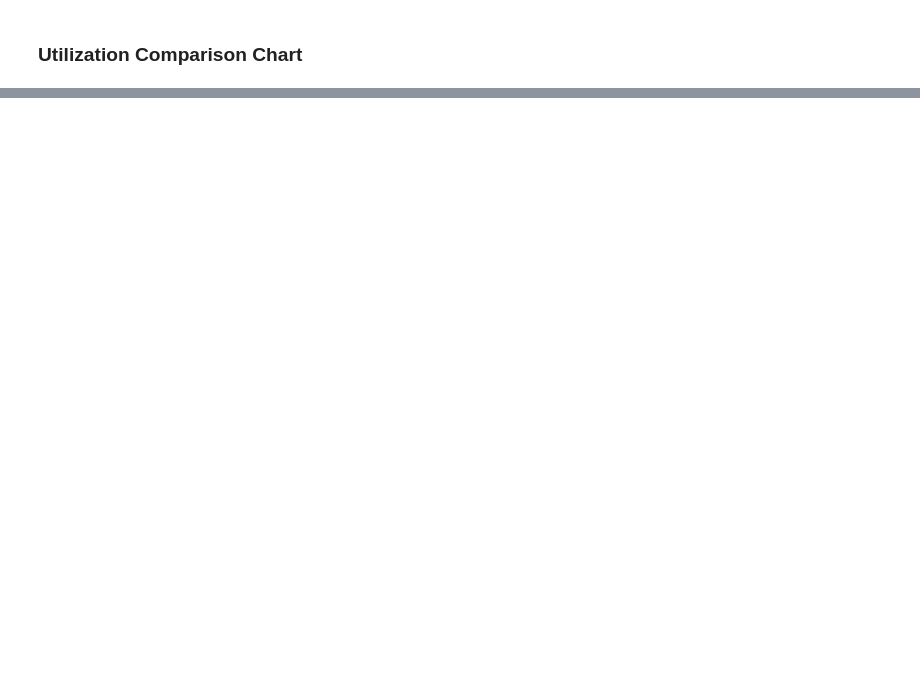
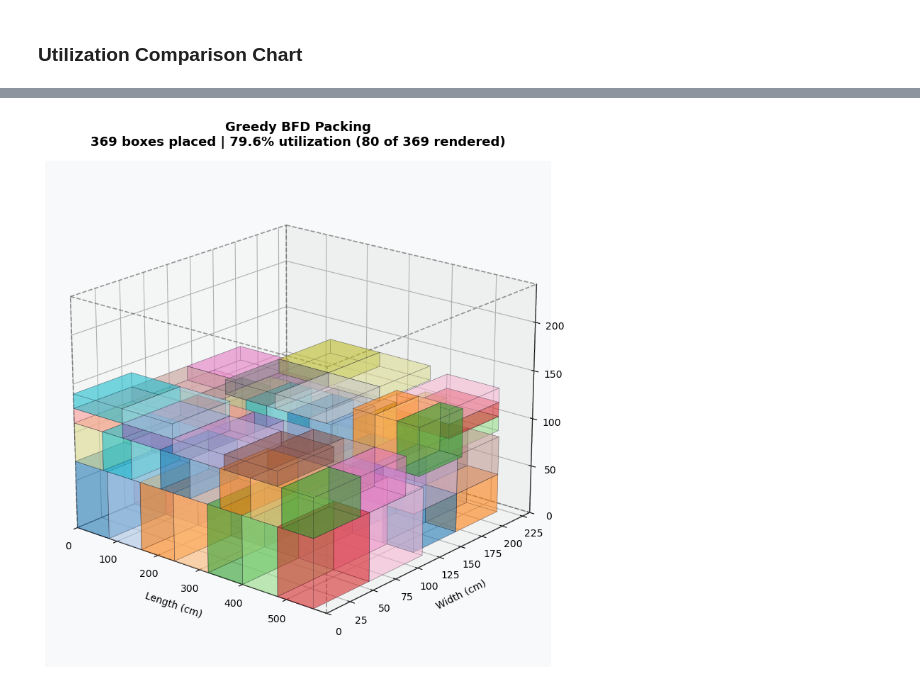
Before and after one commit to ayyoubbouchama/AI-Project10, a Jupyter notebook: notebooks/main.ipynb, the cells around one changed output, grey strips where cells are left out. Saved outputs shown, nothing was run; the diff lists cells and outputs as text; code cells hidden in the pictures; blank space fills up the shorter version.

```diff
--- a/notebooks/main.ipynb
+++ b/notebooks/main.ipynb
@@ -342,17 +1734,0 @@ print("Chart saved to results/comparison_chart.png")
-# %%
-placed_counts = [len(greedy_positions), len(ga_positions), len(sa_positions)]
-unplaced = [len(boxes)-p for p in placed_counts]
-
-fig, ax = plt.subplots(figsize=(8, 5))
-bars_p = ax.bar(algos, placed_counts, color=colors, width=0.5, label='Placed', zorder=3)
-bars_u = ax.bar(algos, unplaced, bottom=placed_counts, color=['#BDC3C7']*3,
-                width=0.5, label='Unplaced', zorder=3, alpha=0.6)
-for bar, val in zip(bars_p, placed_counts):
-    ax.text(bar.get_x()+bar.get_width()/2, bar.get_height()/2,
-            str(val), ha='center', va='center', fontweight='bold', fontsize=14, color='white')
-ax.set_ylabel('Number of Boxes', fontsize=12)
-ax.set_title('Boxes Placed vs Unplaced', fontsize=14, fontweight='bold')
-ax.legend()
-ax.grid(axis='y', alpha=0.3, zorder=0)
-plt.tight_layout()
-plt.show()
@@ -361,45 +1749,66 @@ plt.show()
 # %%
-def draw_box_3d(ax, x, y, z, dx, dy, dz, color='#3498DB', alpha=0.25):
-    """Draw a 3D box as a semi-transparent polyhedron."""
+def draw_container_wireframe(ax, CL, CW, CH):
+    """Draw the container as a dashed wireframe."""
+    # 12 edges of a box
+    edges = [
+        ([0,CL],[0,0],[0,0]),  ([0,CL],[CW,CW],[0,0]),
+        ([0,CL],[0,0],[CH,CH]),([0,CL],[CW,CW],[CH,CH]),
+        ([0,0],[0,CW],[0,0]),  ([CL,CL],[0,CW],[0,0]),
+        ([0,0],[0,CW],[CH,CH]),([CL,CL],[0,CW],[CH,CH]),
+        ([0,0],[0,0],[0,CH]),  ([CL,CL],[0,0],[0,CH]),
+        ([0,0],[CW,CW],[0,CH]),([CL,CL],[CW,CW],[0,CH]),
+    ]
+    for xs, ys, zs in edges:
+        ax.plot3D(xs, ys, zs, color='#555555', linewidth=1.2, linestyle='--', alpha=0.6)
+
+def draw_box_3d(ax, x, y, z, dx, dy, dz, color='#3498DB', alpha=0.3):
+    """Draw a single 3D box as a semi-transparent polyhedron with edges."""
     verts = [
-        [[x,y,z],[x+dx,y,z],[x+dx,y+dy,z],[x,y+dy,z]],
-        [[x,y,z+dz],[x+dx,y,z+dz],[x+dx,y+dy,z+dz],[x,y+dy,z+dz]],
-        [[x,y,z],[x+dx,y,z],[x+dx,y,z+dz],[x,y,z+dz]],
-        [[x,y+dy,z],[x+dx,y+dy,z],[x+dx,y+dy,z+dz],[x,y+dy,z+dz]],
-        [[x,y,z],[x,y+dy,z],[x,y+dy,z+dz],[x,y,z+dz]],
-        [[x+dx,y,z],[x+dx,y+dy,z],[x+dx,y+dy,z+dz],[x+dx,y,z+dz]],
+        [[x,y,z],[x+dx,y,z],[x+dx,y+dy,z],[x,y+dy,z]],           # bottom
+        [[x,y,z+dz],[x+dx,y,z+dz],[x+dx,y+dy,z+dz],[x,y+dy,z+dz]], # top
+        [[x,y,z],[x+dx,y,z],[x+dx,y,z+dz],[x,y,z+dz]],           # front
+        [[x,y+dy,z],[x+dx,y+dy,z],[x+dx,y+dy,z+dz],[x,y+dy,z+dz]], # back
+        [[x,y,z],[x,y+dy,z],[x,y+dy,z+dz],[x,y,z+dz]],           # left
+        [[x+dx,y,z],[x+dx,y+dy,z],[x+dx,y+dy,z+dz],[x+dx,y,z+dz]], # right
     ]
-    ax.add_collection3d(Poly3DCollection(verts, alpha=alpha, facecolor=color, edgecolor='#2C3E50', linewidth=0.3))
+    ax.add_collection3d(Poly3DCollection(
+        verts, alpha=alpha, facecolor=color,
+        edgecolor='#1a1a2e', linewidth=0.4))
 
-def plot_packing(positions, title, dim_keys=('l','w','h'), max_boxes=80):
-    lk, wk, hk = dim_keys
+def plot_packing_3d(positions, title, util_pct, container, max_boxes=80):
+    """Render a 3D packing result with container wireframe."""
+    CL, CW, CH = container.L, container.W, container.H
     fig = plt.figure(figsize=(12, 8))
     ax = fig.add_subplot(111, projection='3d')
-    CL, CW, CH = container.L, container.W, container.H
+    ax.set_facecolor('#f8f9fa')
 
-    # Draw container wireframe
-    for s,e in [([0,0,0],[CL,0,0]),([0,CW,0],[CL,CW,0]),([0,0,CH],[CL,0,CH]),([0,CW,CH],[CL,CW,CH]),
-                ([0,0,0],[0,CW,0]),([CL,0,0],[CL,CW,0]),([0,0,CH],[0,CW,CH]),([CL,0,CH],[CL,CW,CH]),
-                ([0,0,0],[0,0,CH]),([CL,0,0],[CL,0,CH]),([0,CW,0],[0,CW,CH]),([CL,CW,0],[CL,CW,CH])]:
-        ax.plot3D(*zip(s,e), color='black', linewidth=0.8, alpha=0.4)
+    # Draw container wireframe first
+    draw_container_wireframe(ax, CL, CW, CH)
 
+    # Draw boxes (limit count to keep rendering fast)
+    subset = positions[:max_boxes]
     cmap = plt.cm.tab20
-    subset = positions[:max_boxes]
     for i, p in enumerate(subset):
-        draw_box_3d(ax, p['x'], p['y'], p['z'], p[lk], p[wk], p[hk],
+        draw_box_3d(ax, p['x'], p['y'], p['z'],
+                    p['l'], p['w'], p['h'],
                     color=cmap(i % 20), alpha=0.35)
 
+    # Axis setup
     ax.set_xlim(0, CL); ax.set_ylim(0, CW); ax.set_zlim(0, CH)
-    ax.set_xlabel('Length (cm)'); ax.set_ylabel('Width (cm)'); ax.set_zlabel('Height (cm)')
-    ax.set_title(f'{title}\n({len(positions)} boxes shown, {len(subset)} rendered)', fontsize=13, fontweight='bold')
-    ax.view_init(elev=25, azim=-60)
+    ax.set_xlabel('Length (cm)', fontsize=10, labelpad=8)
+    ax.set_ylabel('Width (cm)', fontsize=10, labelpad=8)
+    ax.set_zlabel('Height (cm)', fontsize=10, labelpad=8)
+
+    rendered_note = f' ({len(subset)} of {len(positions)} rendered)' if len(subset) < len(positions) else ''
+    ax.set_title(f'{title}\n{len(positions)} boxes placed | {util_pct:.1f}% utilization{rendered_note}',
+                 fontsize=13, fontweight='bold', pad=15)
+    ax.view_init(elev=20, azim=-50)
     plt.tight_layout()
     plt.show()
 
-plot_packing(greedy_positions, 'Greedy BFD Packing')
-plot_packing(ga_positions, 'Genetic Algorithm Packing')
-
-# Normalize SA keys for plotting
-sa_plot = [{'id':p['id'],'x':p['x'],'y':p['y'],'z':p['z'],
-            'l':p['dx'],'w':p['dy'],'h':p['dz']} for p in sa_positions]
-plot_packing(sa_plot, 'Simulated Annealing Packing')
+# Render all three algorithms
+plot_packing_3d(greedy_positions, 'Greedy BFD Packing', greedy_util, container)
+plot_packing_3d(ga_positions, 'Genetic Algorithm Packing', ga_util, container)
+plot_packing_3d(sa_positions, 'Simulated Annealing Packing', sa_util, container)
+# %% [output]
+[figure, added]
```
Also changed, not shown: parts of 61 cells of this notebook, 5 other files.
